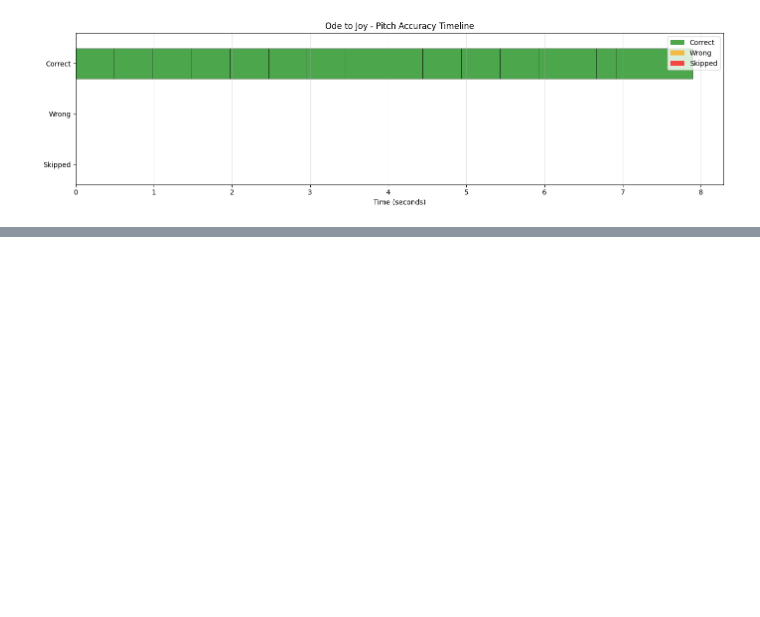
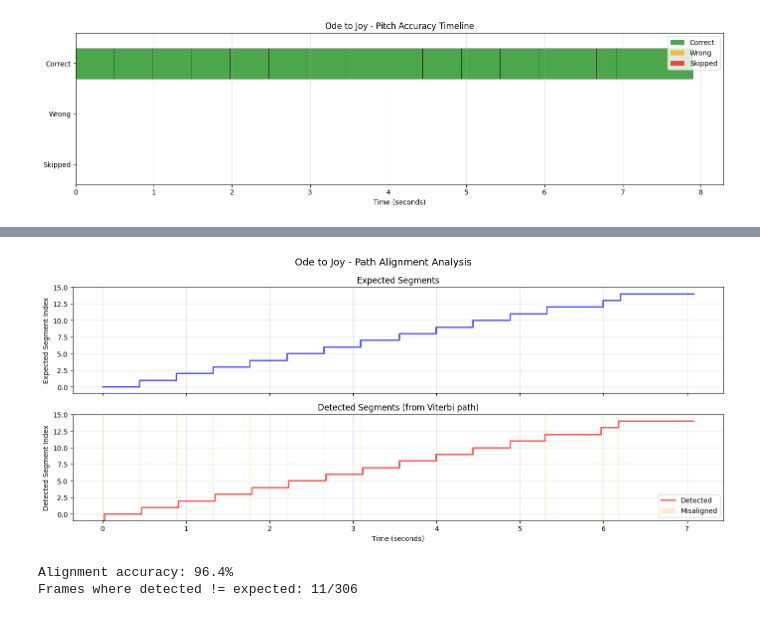
Before and after one commit to schakk34/piano_accuracy, a Jupyter notebook: HarmonyHMM.ipynb, the cells around one changed output, grey strips where cells are left out. Saved outputs shown, nothing was run; the diff lists cells and outputs as text; code cells hidden in the pictures; blank space fills up the shorter version.

```diff
--- a/HarmonyHMM.ipynb
+++ b/HarmonyHMM.ipynb
@@ -1109,0 +1168,9 @@ Detailed Results:
+# %%
+expected_segments = ode_segments  # or fur_elise_segments, etc.
+
+visualize_path_alignment(path, states, expected_segments, sr, hop_length=512,
+                        title="Ode to Joy - Path Alignment Analysis")
+# %% [output]
+[figure, added]
+Alignment accuracy: 96.4%
+Frames where detected != expected: 11/306
```
Also changed, not shown: parts of 5 cells of this notebook.
